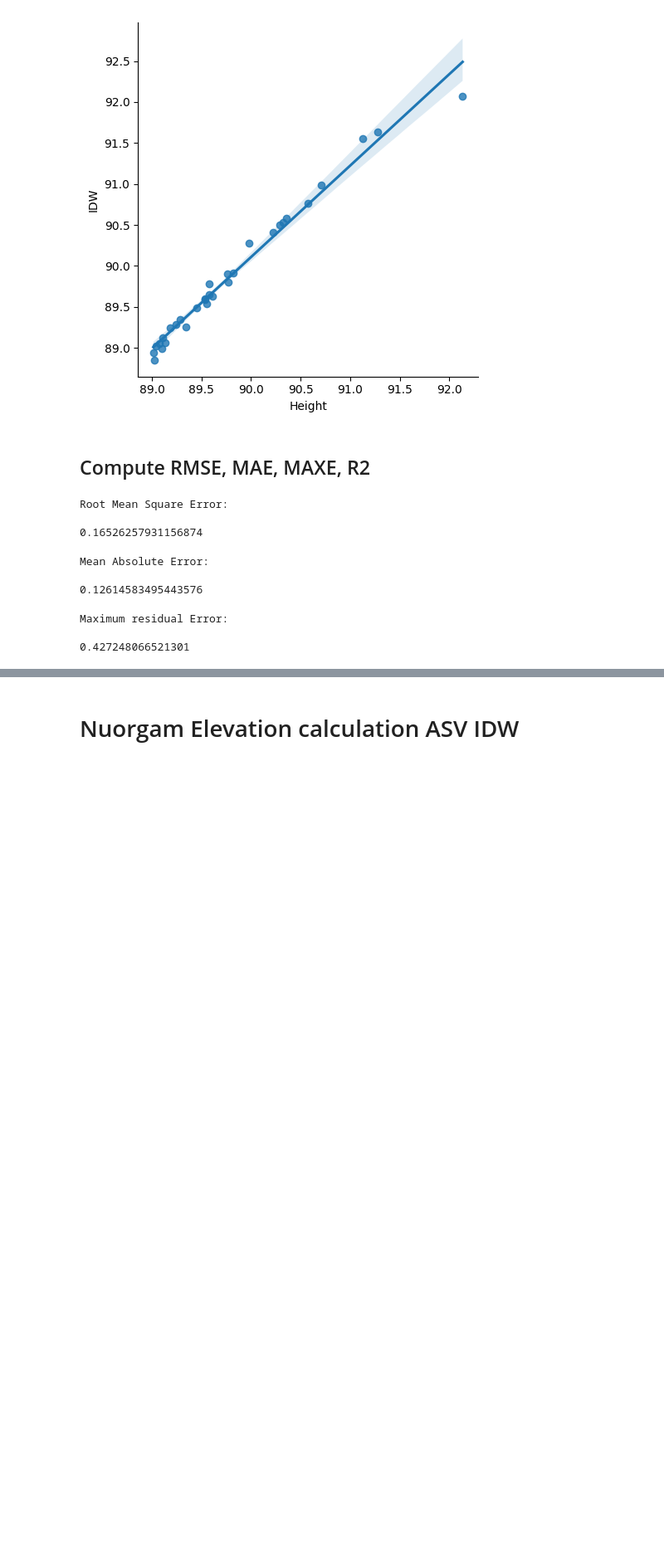
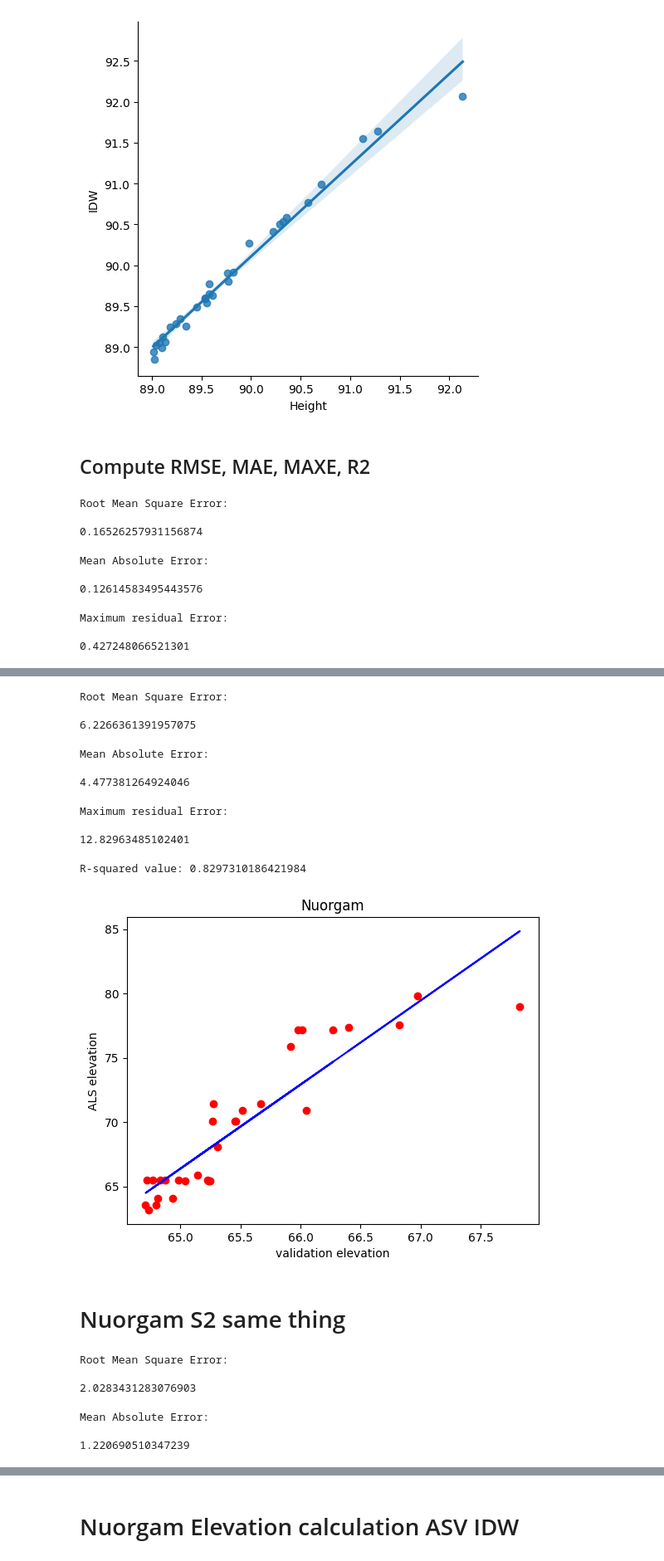
Before and after one commit to susannakukka/bathymetric-model-analysis, a Jupyter notebook: notebooks/RMSE.ipynb, the cells around one changed output, grey strips where cells are left out. Shown at 83% size. Saved outputs shown, nothing was run; the diff lists cells and outputs as text; code cells hidden in the pictures; blank space fills up the shorter version.

Commit message:
add s2 error analyse

```diff
--- a/notebooks/RMSE.ipynb
+++ b/notebooks/RMSE.ipynb
@@ -394,0 +398,3 @@ Maximum residual Error:
+# %%
+# read in s2 data
+valle_s2 = pd.read_csv('../data/output/satellite-analysis/valle_s2_validationpoints.csv', delimiter=',')
@@ -394,0 +404,51 @@ Maximum residual Error:
+# %%
+MSE = mean_squared_error(valle_s2_actual, valle_s2_predicted)
+
+RMSE = math.sqrt(MSE)
+print("Root Mean Square Error:\n")
+print(RMSE)
+# %% [output]
+Root Mean Square Error:
+
+6.2266361391957075
+# %%
+MAE = mean_absolute_error(valle_s2_actual, valle_s2_predicted)
+
+print("Mean Absolute Error:\n")
+print(MAE)
+# %% [output]
+Mean Absolute Error:
+
+4.477381264924046
+# %%
+# Compute max_error
+MAXE = max_error(valle_s2_actual, valle_s2_predicted)
+
+print("Maximum residual Error:\n")
+print(MAXE)
+# %% [output]
+Maximum residual Error:
+
+12.82963485102401
+# %%
+model = LinearRegression()
+x = valle_s2[['Elevation']]
+y = valle_s2[['SAMPLE_1']]
+
+model.fit(x, y)
+
+r2_score = model.score(x, y)
+print(f"R-squared value: {r2_score}")
+# %% [output]
+R-squared value: 0.8297310186421984
+# %%
+plt.scatter(x, y, color = 'red')
+plt.plot(x, model.predict(x), color = 'blue')
+plt.title('Nuorgam')
+plt.xlabel('validation elevation')
+plt.ylabel('ALS elevation')
+plt.show()
+# %% [output]
+[figure, added]
+# %% [markdown]
+# Nuorgam S2 same thing
@@ -394,0 +461,19 @@ Maximum residual Error:
+# %%
+MSE = mean_squared_error(nuorgam_s2_actual, nuorgam_s2_predicted)
+
+RMSE = math.sqrt(MSE)
+print("Root Mean Square Error:\n")
+print(RMSE)
+# %% [output]
+Root Mean Square Error:
+
+2.0283431283076903
+# %%
+MAE = mean_absolute_error(nuorgam_s2_actual, nuorgam_s2_predicted)
+
+print("Mean Absolute Error:\n")
+print(MAE)
+# %% [output]
+Mean Absolute Error:
+
+1.220690510347239
```
Also changed, not shown: parts of 9 cells of this notebook, 1 other file.
